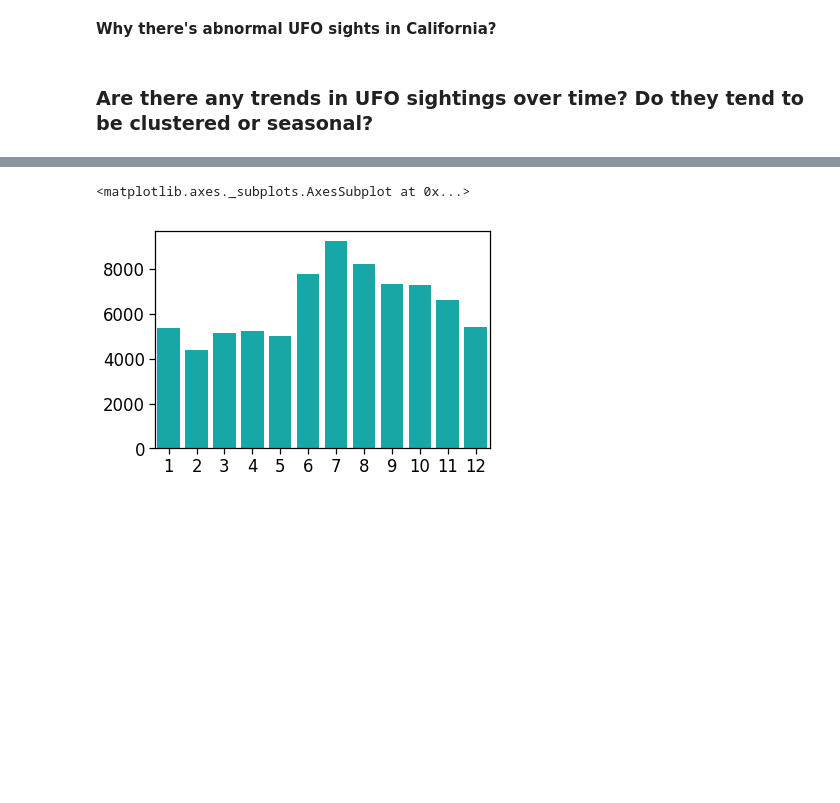
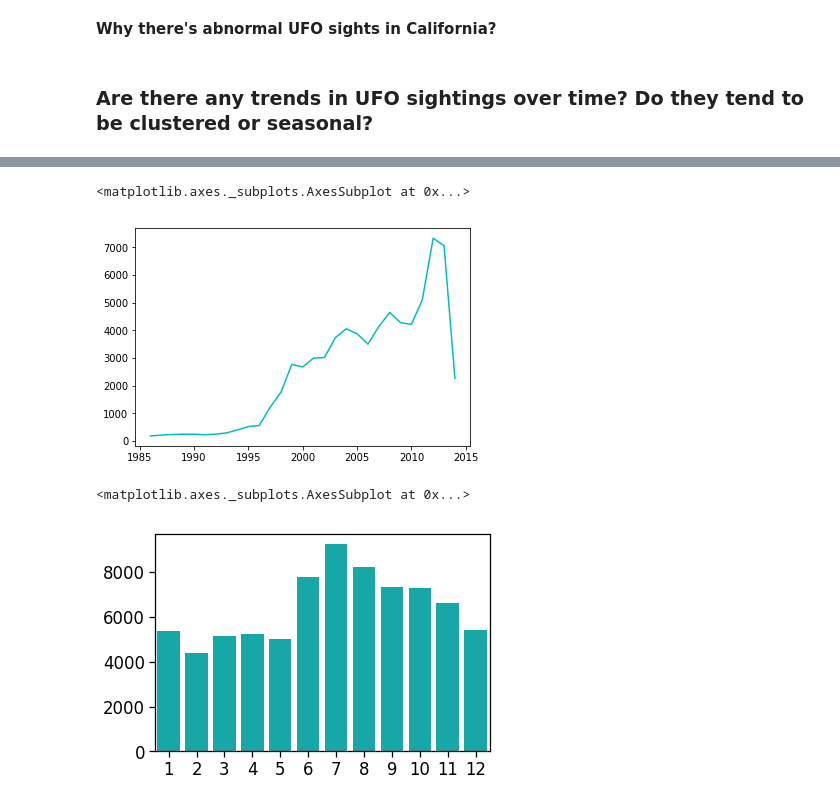
Before and after one commit to introds/introds.github.io, a Jupyter notebook: notebooks/ufo-exploration.ipynb, the cells around one changed output, grey strips where cells are left out. Drawn from its saved outputs; the diff is of its cells as text; code cells hidden in the pictures; blank space fills up the shorter version.

Commit message:
update graphs

```diff
--- a/notebooks/ufo-exploration.ipynb
+++ b/notebooks/ufo-exploration.ipynb
@@ -57,3 +56,9 @@ sns.lineplot(temp.index, temp.values, color="c")
+# %%
+temp1 = temp[temp.index > 1985]
+sns.lineplot(temp1.index, temp1.values, color="c")
+# %% [output]
+<matplotlib.axes._subplots.AxesSubplot at 0x...>
+[figure, added]
 # %%
 temp = df.month.value_counts()
 sns.barplot(temp.index, temp.values, color="c")
```
Also changed, not shown: parts of 3 cells of this notebook.
